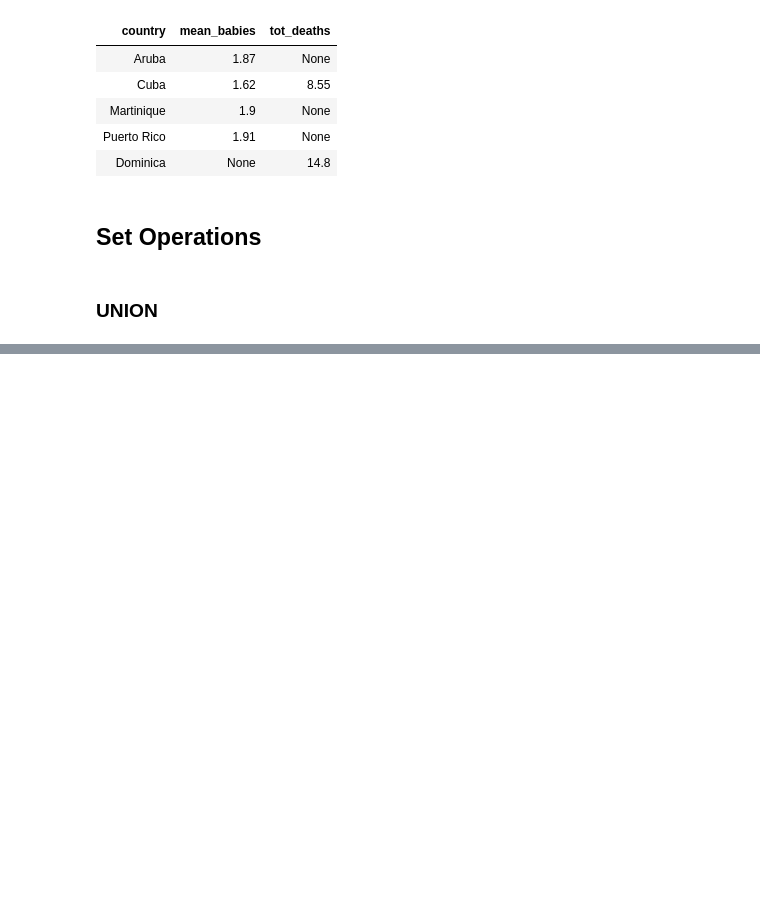
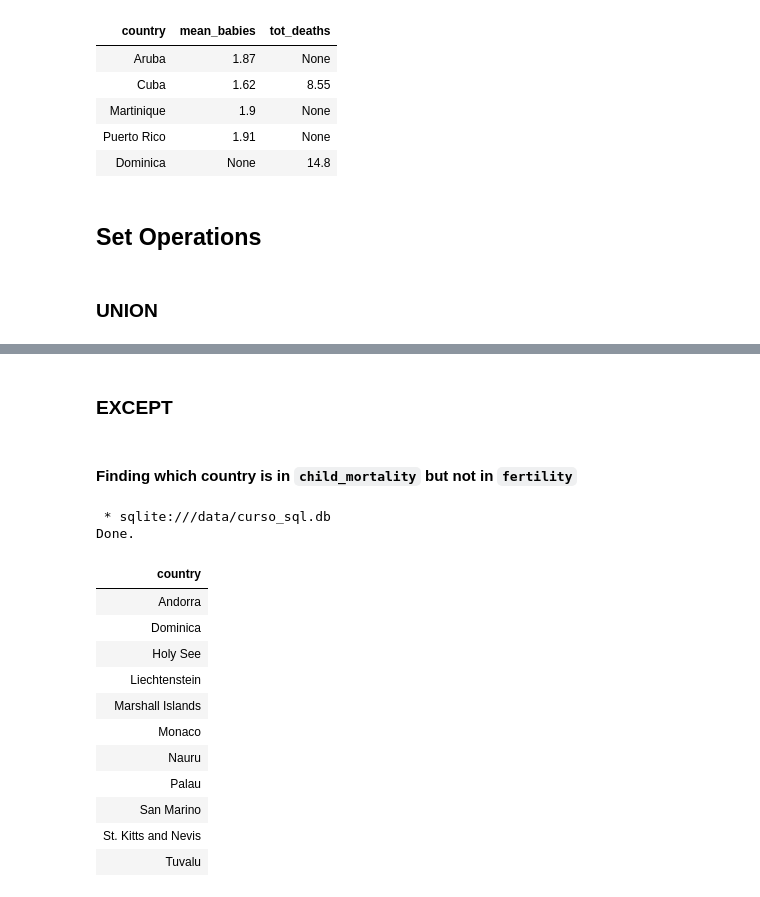
Before and after one commit to grbarbosa3/SQL-Journey, a Jupyter notebook: SQL_Notes.ipynb, the cells around one changed output, grey strips where cells are left out. Drawn from its saved outputs; the diff is of its cells as text; code cells hidden in the pictures; blank space fills up the shorter version.

```diff
--- a/SQL_Notes.ipynb
+++ b/SQL_Notes.ipynb
@@ -283,0 +308,26 @@ Done.
+# %% [markdown]
+### **EXCEPT**
+# %% [markdown]
+#### Finding which country is in `child_mortality` but not in `fertility`
+# %%
+%%sql
+
+SELECT cm.country FROM child_mortality cm
+EXCEPT
+SELECT f.country FROM fertility f
+ORDER BY country ASC
+# %% [output]
+ * sqlite:///data/curso_sql.db
+Done.
+| country |
+| Andorra |
+| Dominica |
+| Holy See |
+| Liechtenstein |
+| Marshall Islands |
+| Monaco |
+| Nauru |
+| Palau |
+| San Marino |
+| St. Kitts and Nevis |
+| Tuvalu |
```
Also changed, not shown: parts of 11 cells of this notebook.
